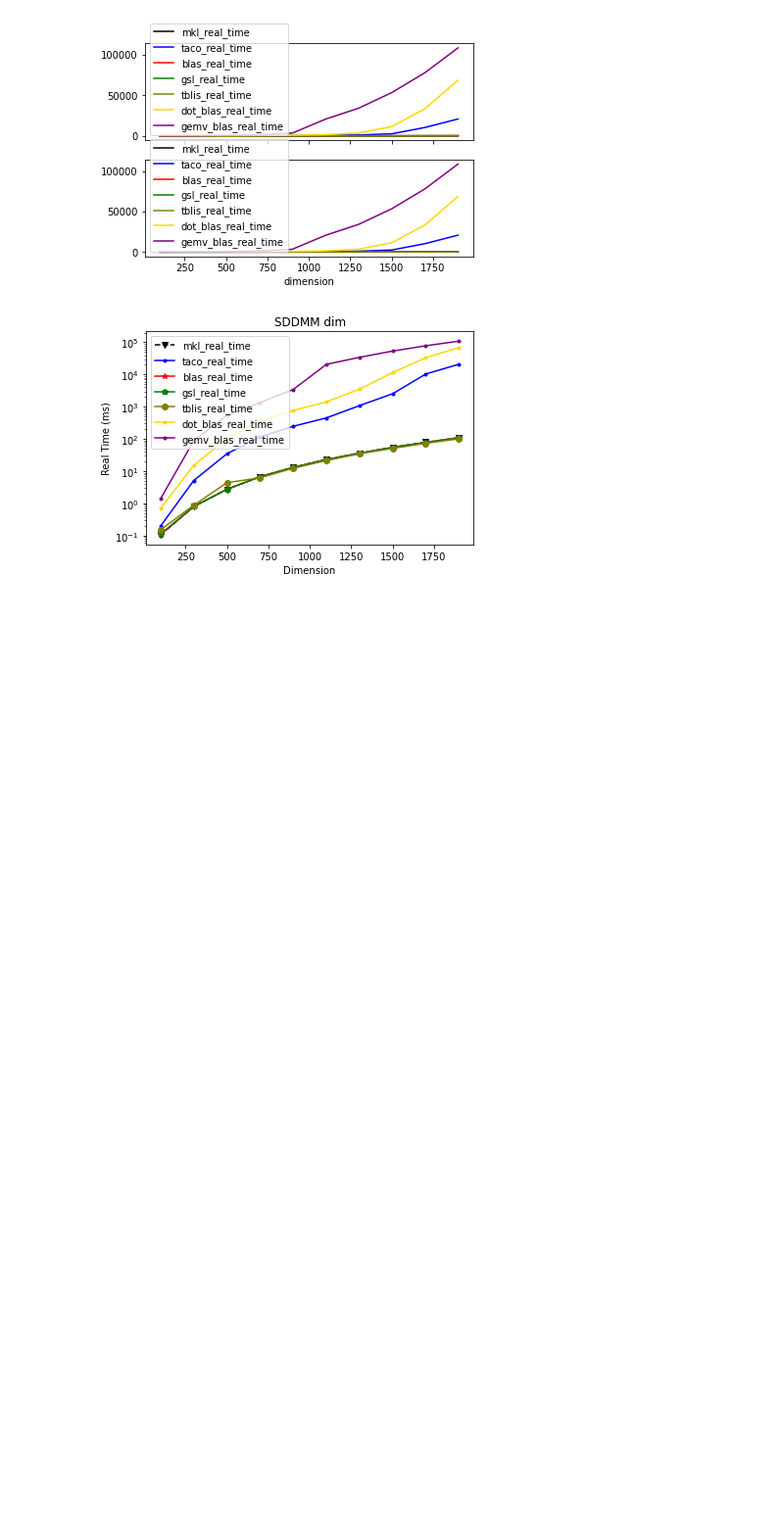
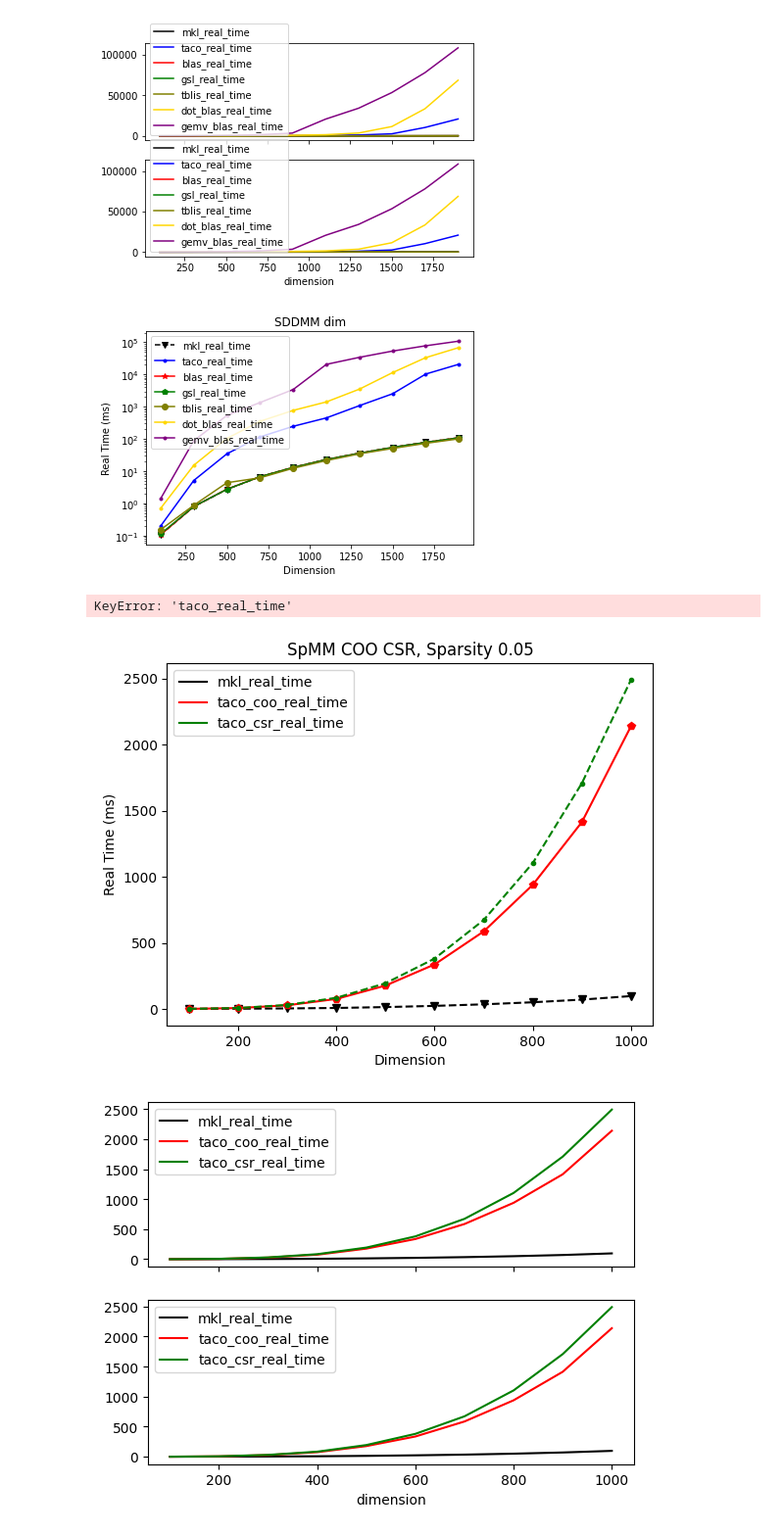
Before and after one commit to tensor-compiler/mosaic-benchmarks, a Jupyter notebook: data-benchmarks/bench-script.ipynb, the cells around one changed output. Shown at 98% size. Cells and saved outputs as stored; diff of their text form; code cells hidden in the pictures; blank space fills up the shorter version.

Commit message:
add coo to csr benchmark data

```diff
--- a/data-benchmarks/bench-script.ipynb
+++ b/data-benchmarks/bench-script.ipynb
@@ -9,15 +9,16 @@ from scipy.stats import gmean
 # %%
 colors = {"tblis" : "olive", "gsl" : "green", "blas" : "red", "taco" : "blue", "gsl_tensor" : "cyan", \
           "dot_blas" : "gold", "dot_gsl" : "grey", "gemv_blas" : "purple", "gemv_gsl" : "pink", "mkl" :"black", "cuda":"green",\
-         "dot_mkl" : "silver", "gemv_mkl" : "yellow", "stardust":"orange"}
+         "dot_mkl" : "silver", "gemv_mkl" : "yellow", "stardust":"orange",
+         "taco_csr" : "green", "taco_coo" : "red"}
 
 markers = {"tblis" : "o", "gsl" : "p", "blas" : "*", "taco" : ".", "gsl_tensor" : ".", \
           "dot_blas" : ".", "dot_gsl" : ".", "gemv_blas" : ".", "gemv_gsl" : "p", "mkl" :"v", "cuda":"s",\
-         "dot_mkl" : ".", "gemv_mkl" : ".", "stardust":"1"}
+         "dot_mkl" : ".", "gemv_mkl" : ".", "stardust":"1", "taco_coo" : "p", "taco_csr" : "."}
 
 linestyles = {"tblis" : "-", "gsl" : "-", "blas" : "-", "taco" : "-", "gsl_tensor" : "-", \
           "dot_blas" : "-", "dot_gsl" : "-", "gemv_blas" : "-", "gemv_gsl" : "-", "mkl" :"--", "cuda":"-",\
-         "dot_mkl" : "-", "gemv_mkl" : "-", "stardust":"-"}
+         "dot_mkl" : "-", "gemv_mkl" : "-", "stardust":"-", "taco_coo" : "-", "taco_csr" : "--",}
 # %%
 def save_plots_seperate(name, directory, systems, expr, interval, start, split, result_dir="", stardust=None, filtered=None, unit="ms"):
 
@@ -490,3 +491,11 @@ max    206.434119   0.337023   0.191959
 [figure]
 [figure]
 [figure]
+# %%
+save_plots_seperate("coo_csr_bench/result_0.5", "./", \
+                     ["mkl", "taco_coo", "taco_csr"],\
+                     "SpMM COO CSR, Sparsity 0.05", 100, 100, 0.5)
+# %% [output]
+KeyError: 'taco_real_time'
+[figure, added]
+[figure, added]
```
Also changed, not shown: parts of 4 cells of this notebook, 24 other files.
